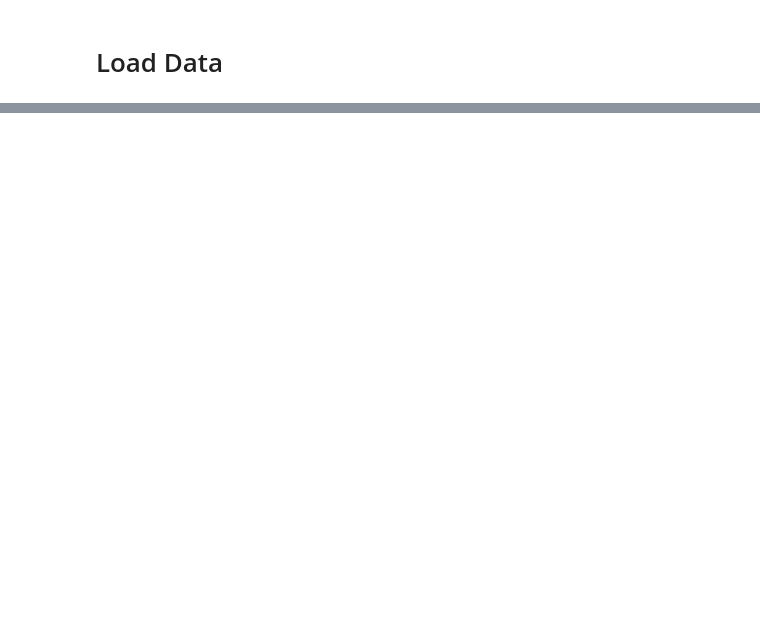
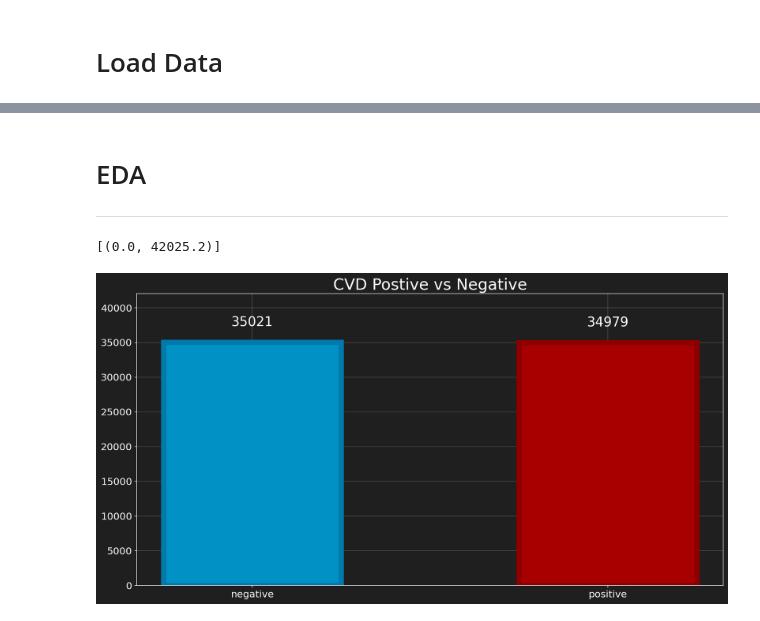
Before and after one commit to Adam-Teo/AT24-Machine-Learning-Adam-Teodorsson, a Jupyter notebook: Labb_1/main.ipynb, the cells around one changed output, grey strips where cells are left out. Saved outputs shown, nothing was run; the diff lists cells and outputs as text; code cells hidden in the pictures; blank space fills up the shorter version.

```diff
--- a/Labb_1/main.ipynb
+++ b/Labb_1/main.ipynb
@@ -24,0 +49,3 @@ df
+# %% [markdown]
+# EDA
+___
@@ -24,0 +108,25 @@ df
+# %%
+
+
+# Group
+# 1) Turns your df in to a multi index series
+dfg = df.groupby("cardio")["cardio"].count()
+
+# 2) Coverts it back in to a series
+dfg = dfg.to_frame("count")
+
+# 3) Flattens it, each row now consists of group, attribute, value
+dfg = dfg.reset_index()
+
+dfg["cardio"] = dfg["cardio"].map(lambda x: {0:"negative", 1:"positive",}[x])
+dfg.set_index("cardio", inplace=True)
+dfg
+
+fig, ax = plt.subplots(figsize=(16, 8));
+axis = ax.bar(dfg.index, dfg["count"], width=.5, color=[cpa[-3],cpa[1]], edgecolor=[cpa[-2],cpa[0]], linewidth=8)
+ax.bar_label(axis, padding=20)
+ax.set_title("CVD Postive vs Negative", fontsize=24)
+ax.set(ylim=(0, max(dfg["count"])*1.2), )
+# %% [output]
+[(0.0, 42025.2)]
+[figure, added]
```
Also changed, not shown: parts of 50 cells of this notebook, 3 other files.
